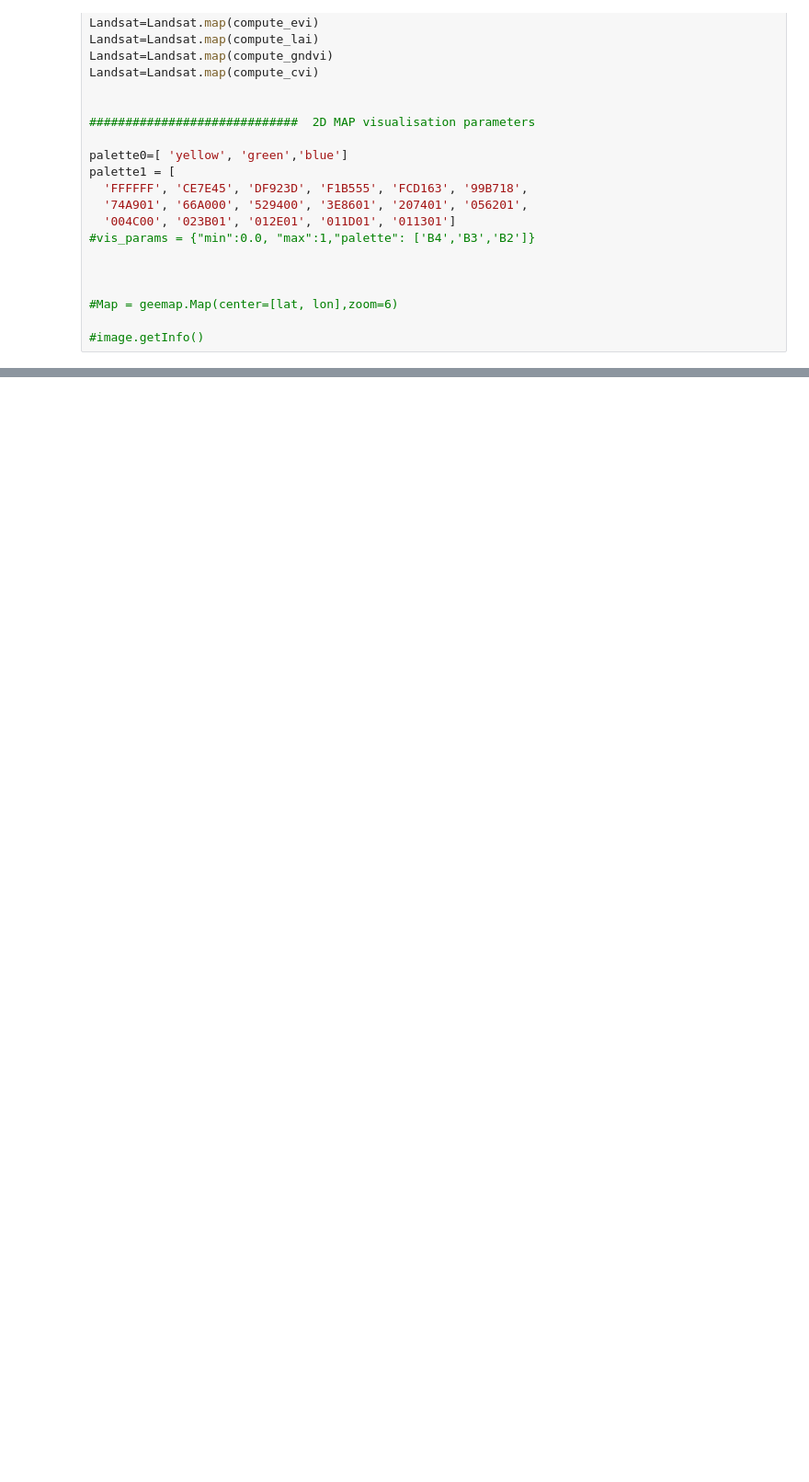
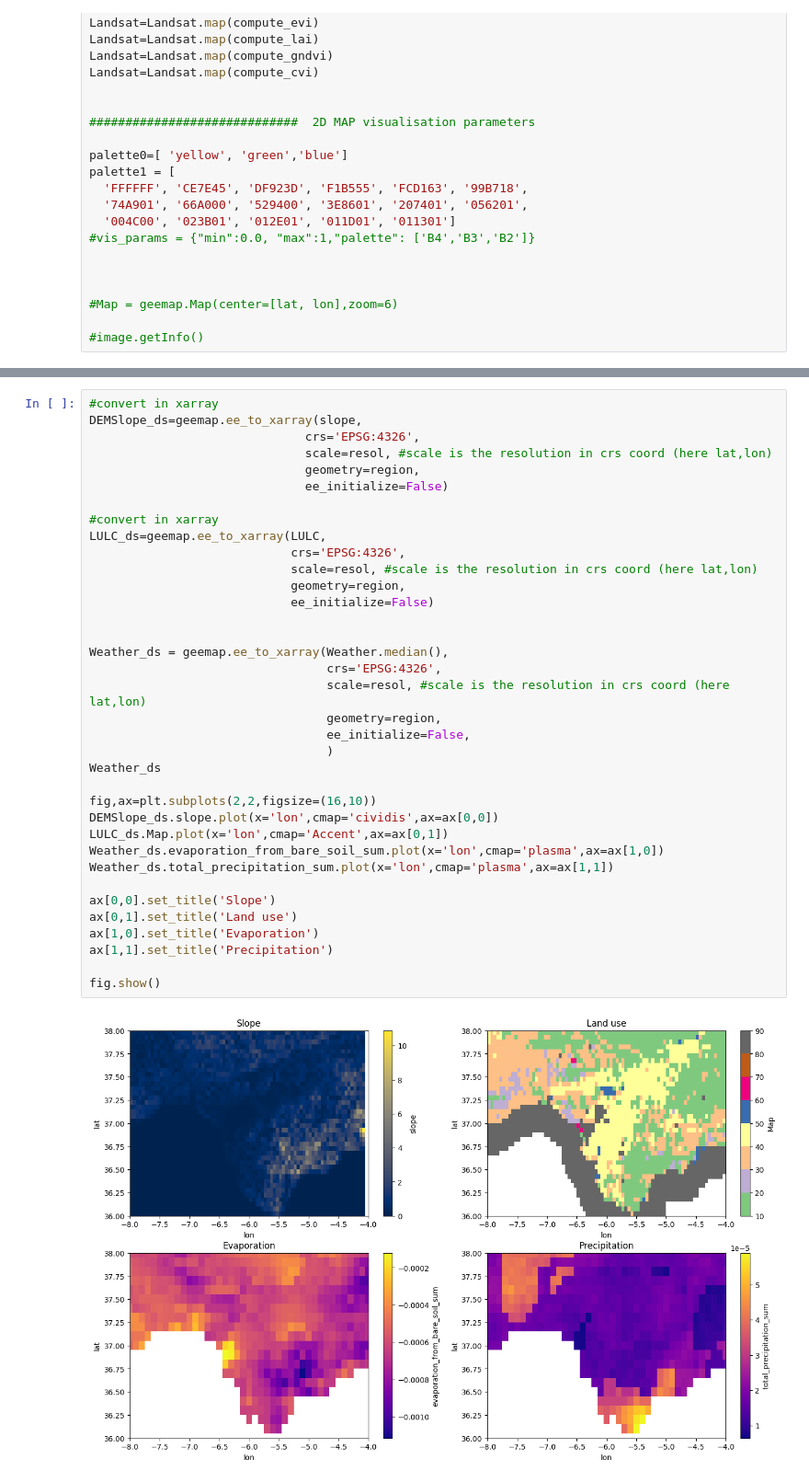
Before and after one commit to jclary-31/VegetationFromSpace_Landsat2_Sentinel8, a Jupyter notebook: Multispectral_Satellite_test.ipynb, the cells around one changed output, grey strips where cells are left out. Shown at 92% size. Drawn from its saved outputs; the diff is of its cells as text; blank space fills up the shorter version.

```diff
--- a/Multispectral_Satellite_test.ipynb
+++ b/Multispectral_Satellite_test.ipynb
@@ -438,0 +613,38 @@ for feature in Features:
+# %%
+#convert in xarray
+DEMSlope_ds=geemap.ee_to_xarray(slope,
+                              crs='EPSG:4326',
+                              scale=resol, #scale is the resolution in crs coord (here lat,lon)
+                              geometry=region,
+                              ee_initialize=False)
+
+#convert in xarray
+LULC_ds=geemap.ee_to_xarray(LULC,
+                            crs='EPSG:4326',
+                            scale=resol, #scale is the resolution in crs coord (here lat,lon)
+                            geometry=region,
+                            ee_initialize=False)
+
+
+Weather_ds = geemap.ee_to_xarray(Weather.median(),
+                                 crs='EPSG:4326',
+                                 scale=resol, #scale is the resolution in crs coord (here lat,lon)
+                                 geometry=region,
+                                 ee_initialize=False,
+                                 )
+Weather_ds
+
+fig,ax=plt.subplots(2,2,figsize=(16,10))
+DEMSlope_ds.slope.plot(x='lon',cmap='cividis',ax=ax[0,0])
+LULC_ds.Map.plot(x='lon',cmap='Accent',ax=ax[0,1])
+Weather_ds.evaporation_from_bare_soil_sum.plot(x='lon',cmap='plasma',ax=ax[1,0])
+Weather_ds.total_precipitation_sum.plot(x='lon',cmap='plasma',ax=ax[1,1])
+
+ax[0,0].set_title('Slope')
+ax[0,1].set_title('Land use')
+ax[1,0].set_title('Evaporation')
+ax[1,1].set_title('Precipitation')
+
+fig.show()
+# %% [output]
+[figure, added]
```
Also changed, not shown: parts of 25 cells of this notebook.
